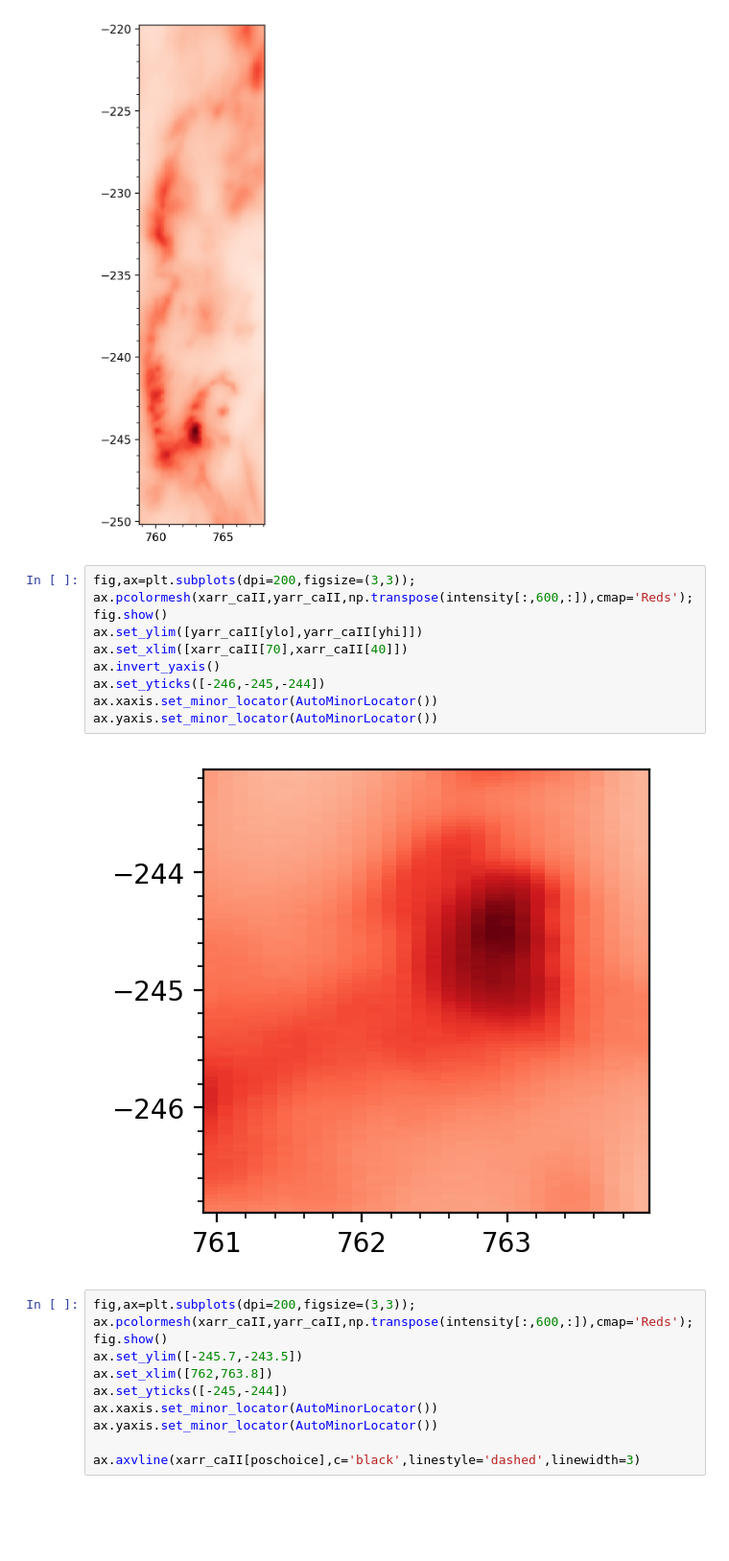
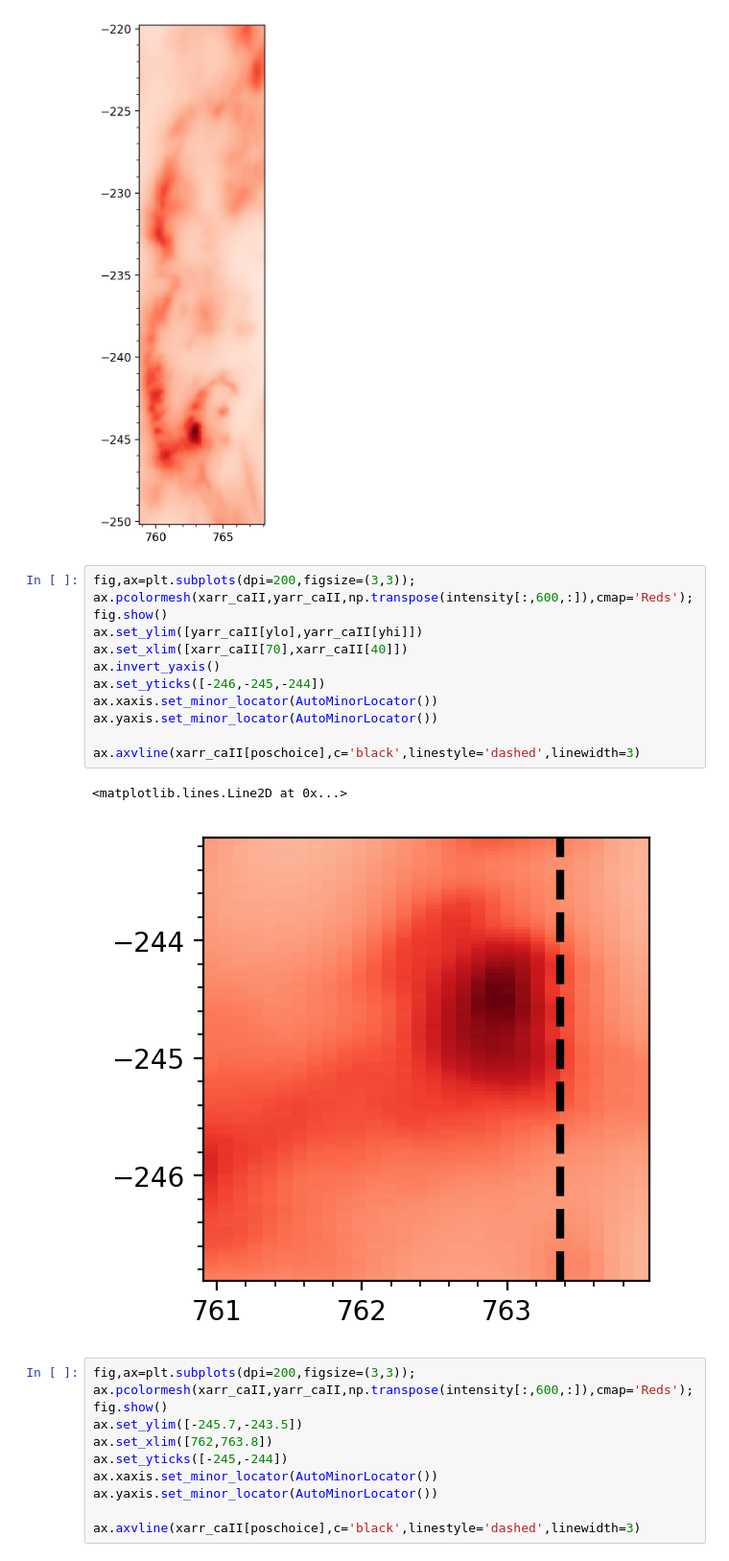
Before and after one commit to coletamburri2112/Flare_Patrol_Analysis, a Jupyter notebook: NOTEBOOKS/11_Aug_2024_Flare_Paper_Plots/ViSP_ultrafinestructure.ipynb, the cells around one changed output. Shown at 96% size. Saved outputs shown, nothing was run; the diff lists cells and outputs as text; blank space fills up the shorter version.

```diff
--- a/NOTEBOOKS/11_Aug_2024_Flare_Paper_Plots/ViSP_ultrafinestructure.ipynb
+++ b/NOTEBOOKS/11_Aug_2024_Flare_Paper_Plots/ViSP_ultrafinestructure.ipynb
@@ -57,14 +57,17 @@ ax.yaxis.set_minor_locator(AutoMinorLocator())
 # %%
 fig,ax=plt.subplots(dpi=200,figsize=(3,3));
 ax.pcolormesh(xarr_caII,yarr_caII,np.transpose(intensity[:,600,:]),cmap='Reds');fig.show()
 ax.set_ylim([yarr_caII[ylo],yarr_caII[yhi]])
 ax.set_xlim([xarr_caII[70],xarr_caII[40]])
 ax.invert_yaxis()
 ax.set_yticks([-246,-245,-244])
 ax.xaxis.set_minor_locator(AutoMinorLocator())
 ax.yaxis.set_minor_locator(AutoMinorLocator())
+
+ax.axvline(xarr_caII[poschoice],c='black',linestyle='dashed',linewidth=3)
 # %% [output]
+<matplotlib.lines.Line2D at 0x...>
-[figure, old version]
+[figure, new version]
 # %%
 fig,ax=plt.subplots(dpi=200,figsize=(3,3));
 ax.pcolormesh(xarr_caII,yarr_caII,np.transpose(intensity[:,600,:]),cmap='Reds');fig.show()
```
Also changed, not shown: parts of 8 cells of this notebook, 2 other files.
